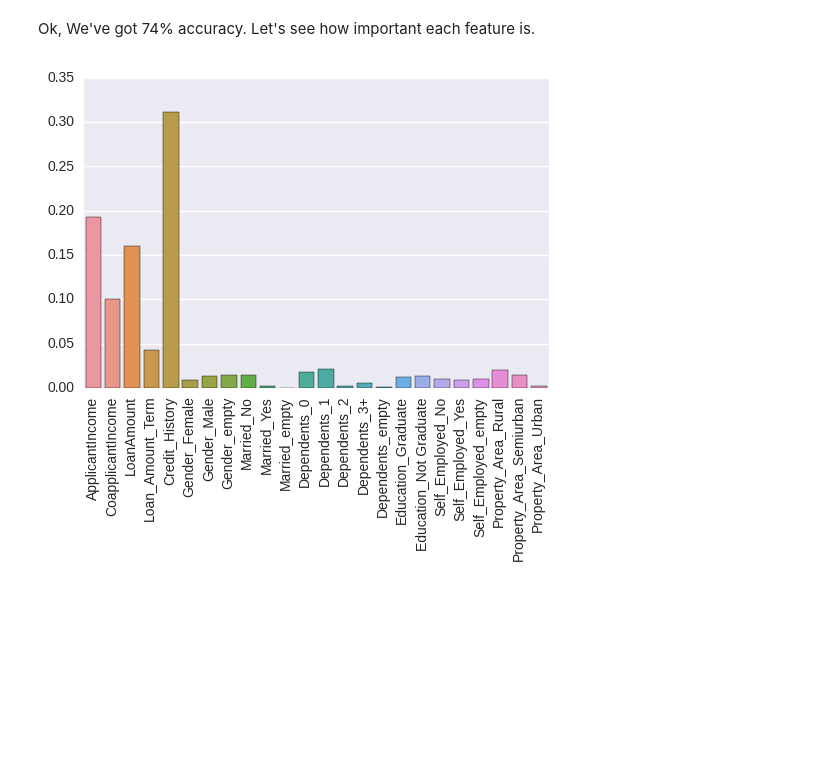
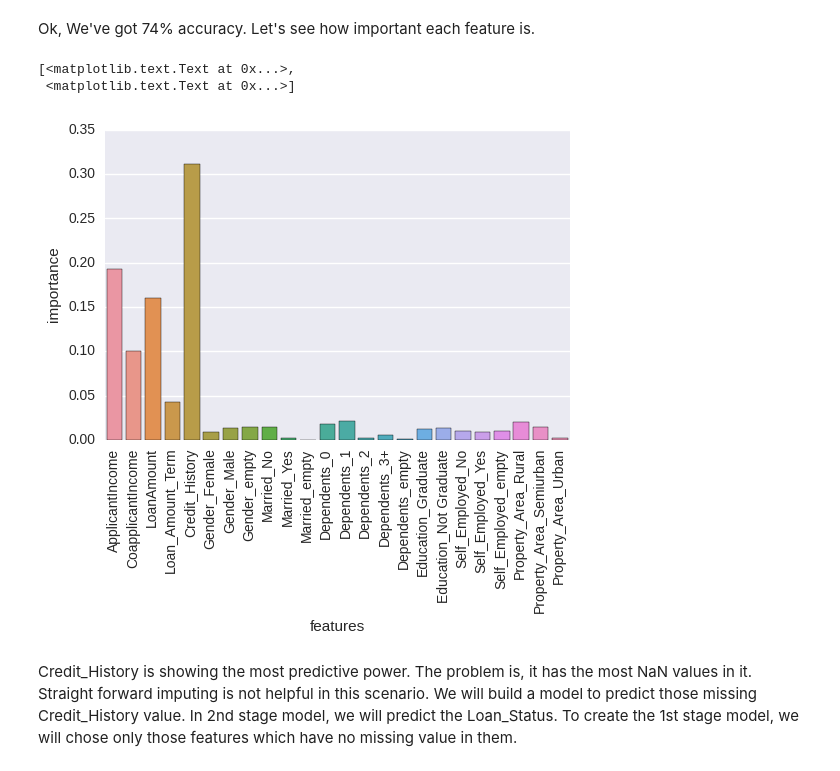
Before and after one commit to qmaruf/analytics_vidhya, a Jupyter notebook: loan_prediction/src/2.ipynb, the cells around one changed output. Drawn from its saved outputs; the diff is of its cells as text; code cells hidden in the pictures; blank space fills up the shorter version.

```diff
--- a/loan_prediction/src/2.ipynb
+++ b/loan_prediction/src/2.ipynb
@@ -96,12 +96,12 @@ data.head()
 Let's scale the data.
 # %%
 scaler = preprocessing.MinMaxScaler().fit(data)
-data = scaler.transform(data)
+data2 = scaler.transform(data)
 # %%
 test_id = test.Loan_ID
 # %%
-X = data[:train.shape[0]]
-test = data[train.shape[0]:]
+X = data2[:train.shape[0]]
+test = data2[train.shape[0]:]
 # %%
 test
 # %% [output]
@@ -146,5 +146,11 @@ Let's see how important each feature is.
 # %%
 plt.xticks(rotation=90)
 g = sns.barplot(x=feature_names, y=clf.feature_importances_)
+g.set(xlabel='features', ylabel='importance')
 # %% [output]
+[<matplotlib.text.Text at 0x...>,
+ <matplotlib.text.Text at 0x...>]
-[figure, old version]
+[figure, new version]
+# %% [markdown]
+Credit_History is showing the most predictive power. The problem is, it has the most NaN values in it. Straight forward imputing is not helpful in
+this scenario. We will build a model to predict those missing Credit_History value. In 2nd stage model, we will predict the Loan_Status. To create the 1st stage model, we will chose only those features which have no missing value in them.
```
Also changed, not shown: parts of 9 cells of this notebook.
